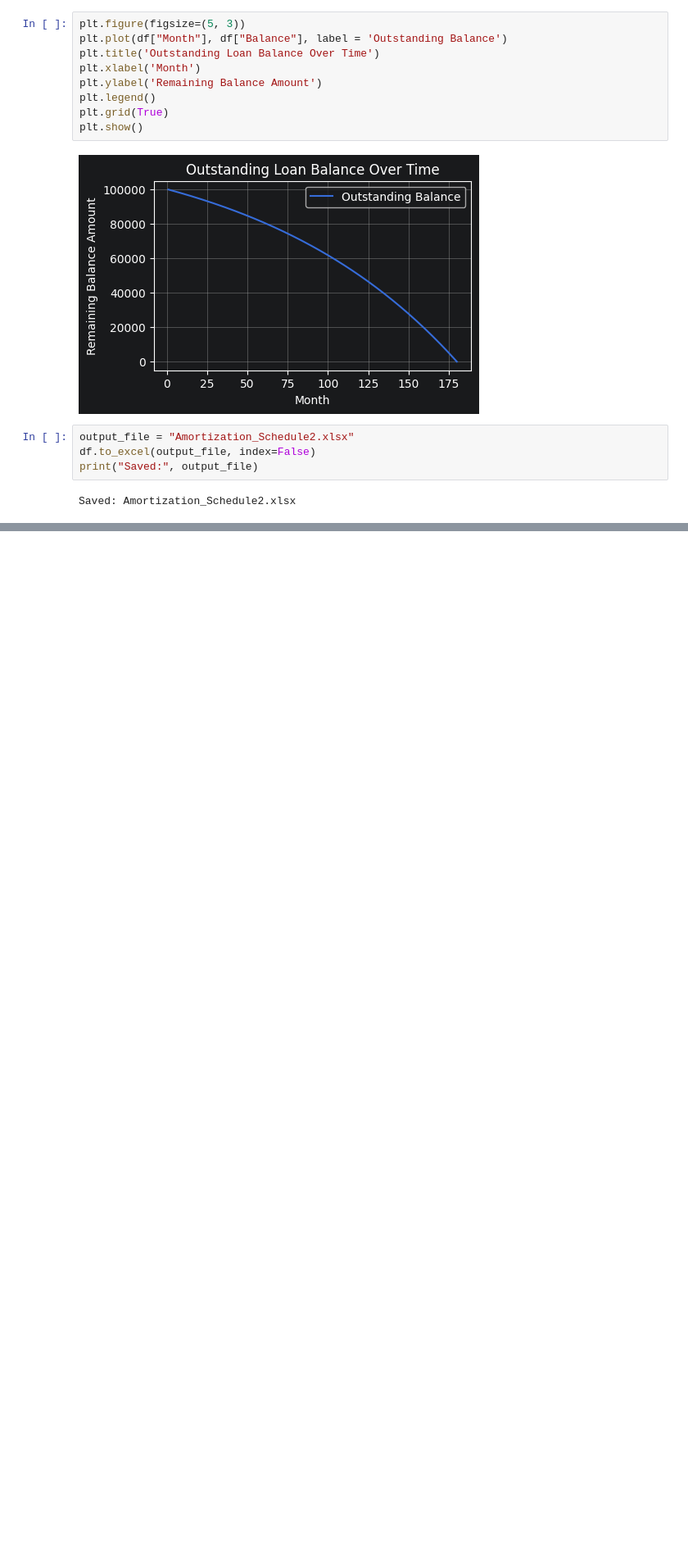
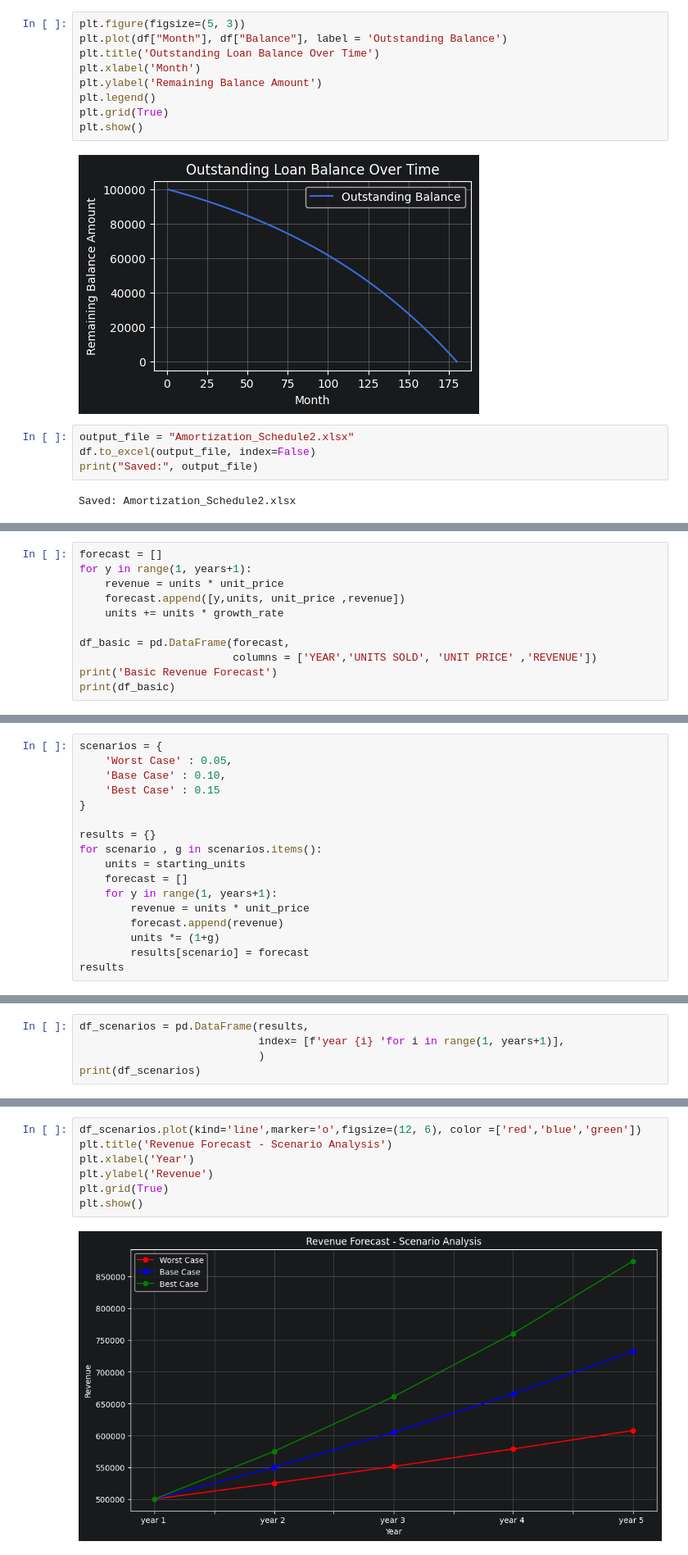
Before and after one commit to Bhuvaneshcmv/PythonInFinance101, a Jupyter notebook: notebook.ipynb, the cells around one changed output, grey strips where cells are left out. Shown at 82% size. Cells and saved outputs as stored; diff of their text form; blank space fills up the shorter version.

```diff
--- a/notebook.ipynb
+++ b/notebook.ipynb
@@ -2210,0 +2269,11 @@ Saved: Amortization_Schedule2.xlsx
+# %%
+forecast = []
+for y in range(1, years+1):
+    revenue = units * unit_price
+    forecast.append([y,units, unit_price ,revenue])
+    units += units * growth_rate
+
+df_basic = pd.DataFrame(forecast,
+                        columns = ['YEAR','UNITS SOLD', 'UNIT PRICE' ,'REVENUE'])
+print('Basic Revenue Forecast')
+print(df_basic)
@@ -2210,0 +2288,17 @@ Saved: Amortization_Schedule2.xlsx
+# %%
+scenarios = {
+    'Worst Case' : 0.05,
+    'Base Case' : 0.10,
+    'Best Case' : 0.15
+}
+
+results = {}
+for scenario , g in scenarios.items():
+    units = starting_units
+    forecast = []
+    for y in range(1, years+1):
+        revenue = units * unit_price
+        forecast.append(revenue)
+        units *= (1+g)
+        results[scenario] = forecast
+results
@@ -2210,0 +2317,5 @@ Saved: Amortization_Schedule2.xlsx
+# %%
+df_scenarios = pd.DataFrame(results,
+                            index= [f'year {i} 'for i in range(1, years+1)],
+                            )
+print(df_scenarios)
@@ -2210,0 +2329,9 @@ Saved: Amortization_Schedule2.xlsx
+# %%
+df_scenarios.plot(kind='line',marker='o',figsize=(12, 6), color =['red','blue','green'])
+plt.title('Revenue Forecast - Scenario Analysis')
+plt.xlabel('Year')
+plt.ylabel('Revenue')
+plt.grid(True)
+plt.show()
+# %% [output]
+[figure, added]
```
Also changed, not shown: parts of 15 cells of this notebook, 1 other file.
